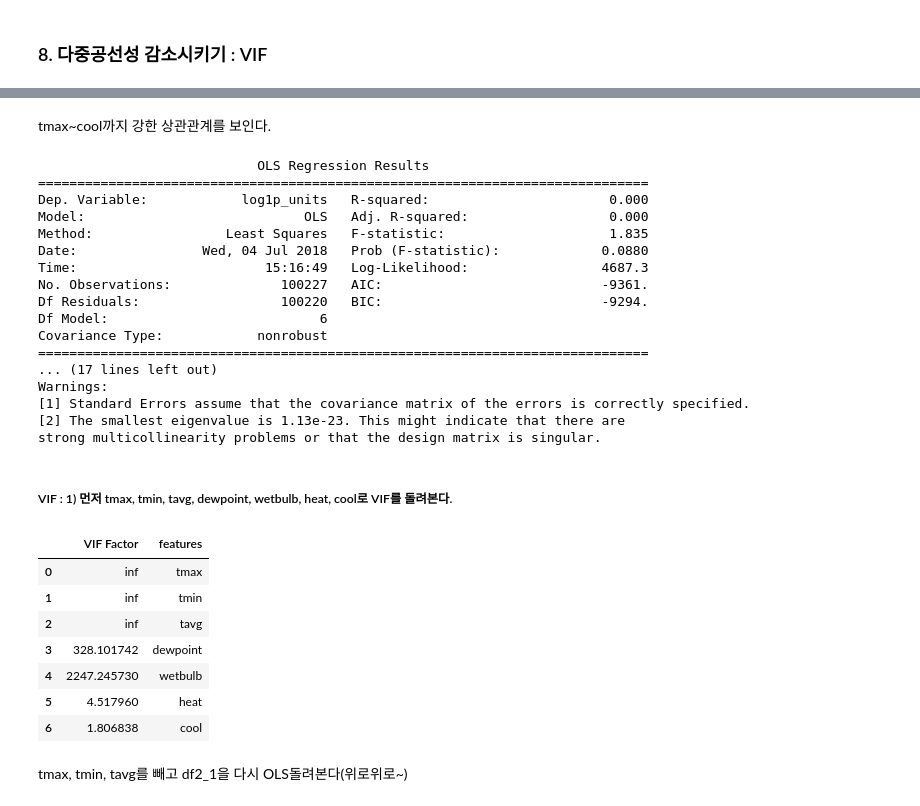
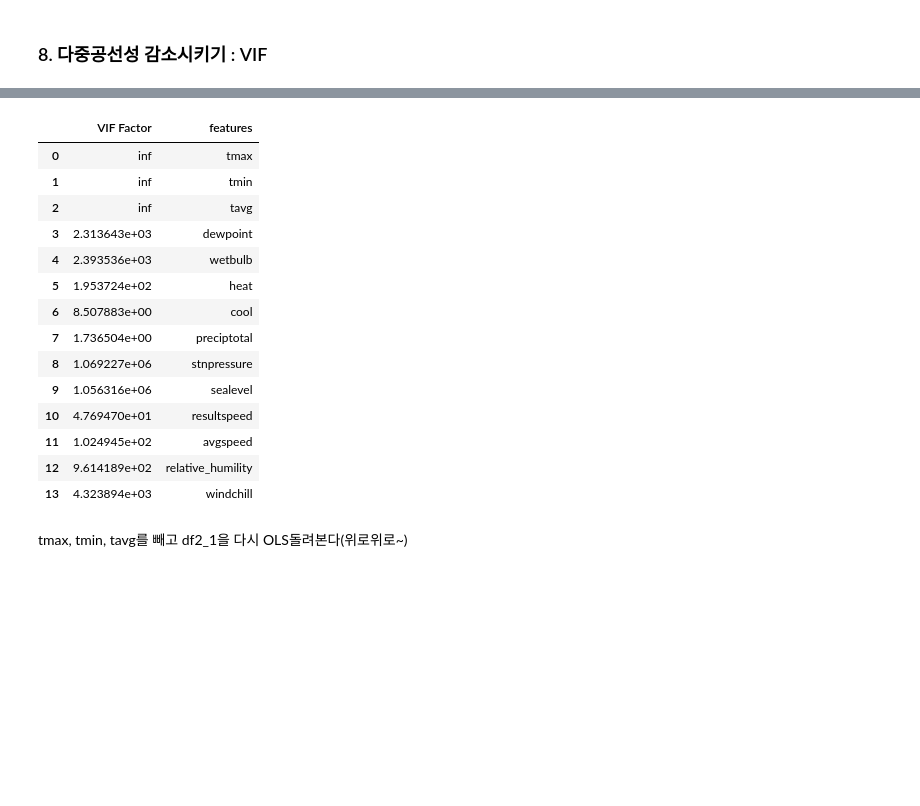
Before and after one commit to Junhojuno/Walmart-sales-in-stormy-weather, a Jupyter notebook: weather2_code/station1.ipynb, the cells around one changed output, grey strips where cells are left out. Drawn from its saved outputs; the diff is of its cells as text; code cells hidden in the pictures; blank space fills up the shorter version.

```diff
--- a/weather2_code/station1.ipynb
+++ b/weather2_code/station1.ipynb
@@ -420,46 +457,29 @@ plt.show()
-# %% [markdown]
-tmax~cool까지 강한 상관관계를 보인다.
-# %%
-sample = pd.concat([sampleX, sampley], axis=1)
-model_sample = sm.OLS.from_formula("log1p_units ~ tmax + tmin + tavg + dewpoint + wetbulb + heat + cool", data=sample)
-result_sample = model_sample.fit()
-print(result_sample.summary())
-# %% [output]
-                            OLS Regression Results
-==============================================================================
-Dep. Variable:            log1p_units   R-squared:                       0.000
-Model:                            OLS   Adj. R-squared:                  0.000
-Method:                 Least Squares   F-statistic:                     1.835
-Date:                Wed, 04 Jul 2018   Prob (F-statistic):             0.0880
-Time:                        15:16:49   Log-Likelihood:                 4687.3
-No. Observations:              100227   AIC:                            -9361.
-Df Residuals:                  100220   BIC:                            -9294.
-Df Model:                           6
-Covariance Type:            nonrobust
-==============================================================================
-... (17 lines left out)
-Warnings:
-[1] Standard Errors assume that the covariance matrix of the errors is correctly specified.
-[2] The smallest eigenvalue is 1.13e-23. This might indicate that there are
-strong multicollinearity problems or that the design matrix is singular.
-# %% [markdown]
-##### VIF : 1) 먼저 tmax, tmin, tavg, dewpoint, wetbulb, heat, cool로 VIF를 돌려본다.
 # %%
 from statsmodels.stats.outliers_influence import variance_inflation_factor
 
+cols = ['tmax','tmin','tavg','dewpoint','wetbulb','heat','cool','preciptotal','stnpressure','sealevel','resultspeed','avgspeed','relative_humility','windchill']
+
+y = df2_1.loc[:,cols]
 vif = pd.DataFrame()
-vif["VIF Factor"] = [variance_inflation_factor(sampleX.values, i) for i in range(sampleX.shape[1])]
-vif["features"] = sampleX.columns
+vif["VIF Factor"] = [variance_inflation_factor(y.values, i) for i in range(y.shape[1])]
+vif["features"] = y.columns
 vif
 # %% [output]
 |  | VIF Factor | features |
 | 0 | inf | tmax |
 | 1 | inf | tmin |
 | 2 | inf | tavg |
-| 3 | 328.101742 | dewpoint |
-| 4 | 2247.245730 | wetbulb |
-| 5 | 4.517960 | heat |
-| 6 | 1.806838 | cool |
+| 3 | 2.313643e+03 | dewpoint |
+| 4 | 2.393536e+03 | wetbulb |
+| 5 | 1.953724e+02 | heat |
+| 6 | 8.507883e+00 | cool |
+| 7 | 1.736504e+00 | preciptotal |
+| 8 | 1.069227e+06 | stnpressure |
+| 9 | 1.056316e+06 | sealevel |
+| 10 | 4.769470e+01 | resultspeed |
+| 11 | 1.024945e+02 | avgspeed |
+| 12 | 9.614189e+02 | relative_humility |
+| 13 | 4.323894e+03 | windchill |
 # %% [markdown]
 tmax, tmin, tavg를 빼고 df2_1을 다시 OLS돌려본다(위로위로~)
 # %% [markdown]
```
Also changed, not shown: parts of 59 cells of this notebook.
